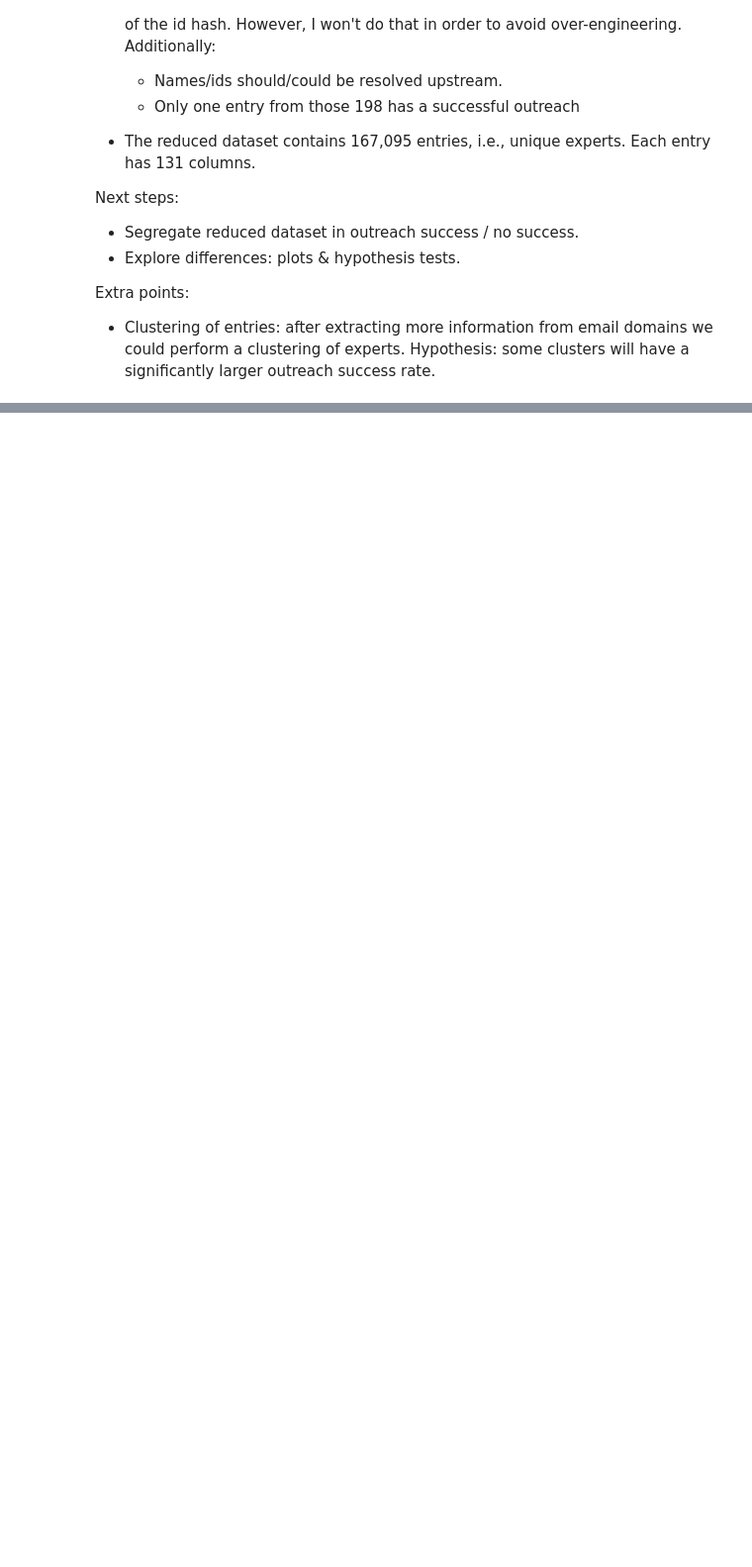
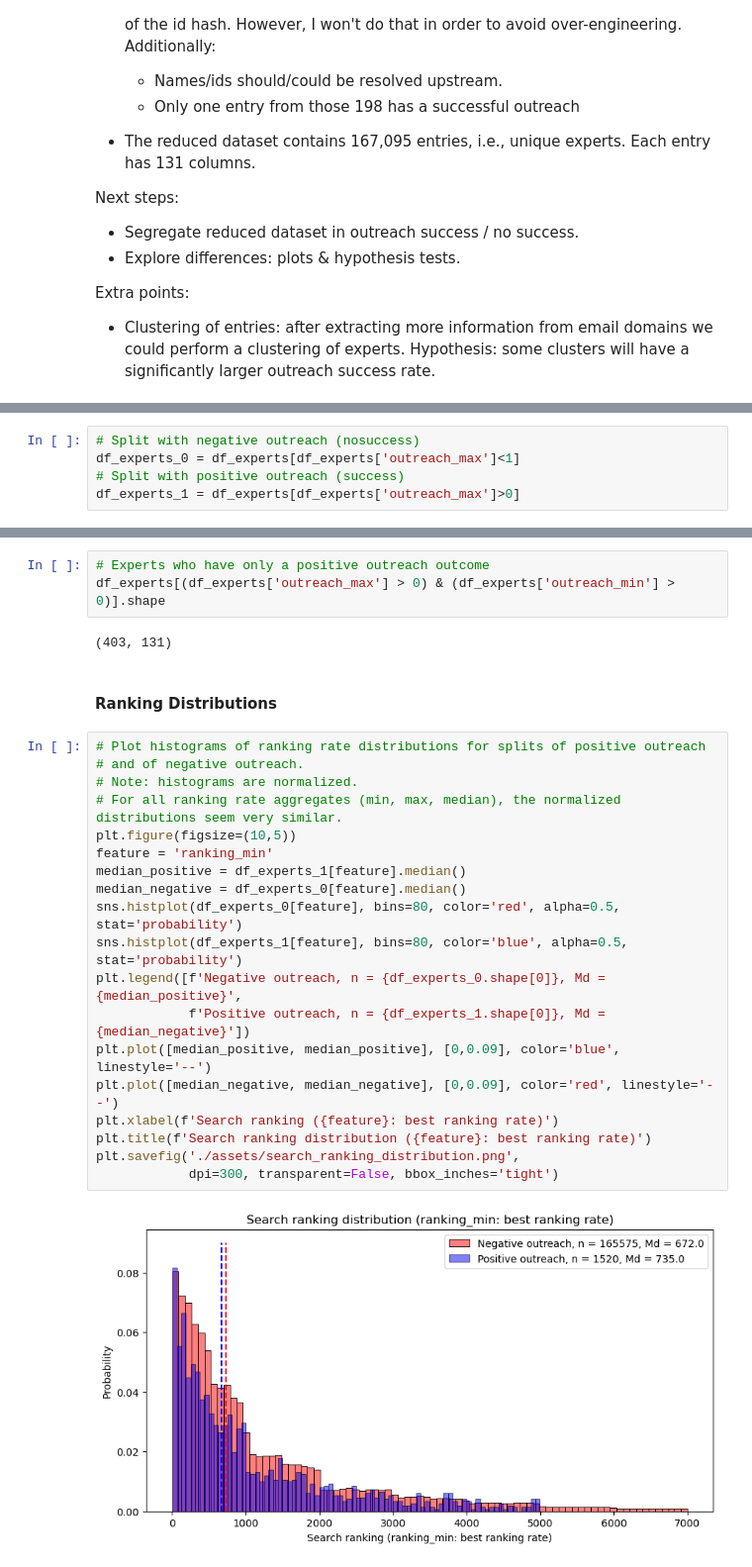
Before and after one commit to mxagar/expert_chase, a Jupyter notebook: expert_analysis.ipynb, the cells around one changed output, grey strips where cells are left out. Shown: that part at 99% size. Saved outputs shown, nothing was run; the diff lists cells and outputs as text; blank space fills up the shorter version.

```diff
--- a/expert_analysis.ipynb
+++ b/expert_analysis.ipynb
@@ -935,0 +952,5 @@ Hypothesis / Explorations:
+# %%
+# Split with negative outreach (nosuccess)
+df_experts_0 = df_experts[df_experts['outreach_max']<1]
+# Split with positive outreach (success)
+df_experts_1 = df_experts[df_experts['outreach_max']>0]
@@ -935,0 +976,28 @@ Hypothesis / Explorations:
+# %%
+# Experts who have only a positive outreach outcome
+df_experts[(df_experts['outreach_max'] > 0) & (df_experts['outreach_min'] > 0)].shape
+# %% [output]
+(403, 131)
+# %% [markdown]
+#### Ranking Distributions
+# %%
+# Plot histograms of ranking rate distributions for splits of positive outreach
+# and of negative outreach.
+# Note: histograms are normalized.
+# For all ranking rate aggregates (min, max, median), the normalized distributions seem very similar.
+plt.figure(figsize=(10,5))
+feature = 'ranking_min'
+median_positive = df_experts_1[feature].median()
+median_negative = df_experts_0[feature].median()
+sns.histplot(df_experts_0[feature], bins=80, color='red', alpha=0.5, stat='probability')
+sns.histplot(df_experts_1[feature], bins=80, color='blue', alpha=0.5, stat='probability')
+plt.legend([f'Negative outreach, n = {df_experts_0.shape[0]}, Md = {median_positive}',
+            f'Positive outreach, n = {df_experts_1.shape[0]}, Md = {median_negative}'])
+plt.plot([median_positive, median_positive], [0,0.09], color='blue', linestyle='--')
+plt.plot([median_negative, median_negative], [0,0.09], color='red', linestyle='--')
+plt.xlabel(f'Search ranking ({feature}: best ranking rate)')
+plt.title(f'Search ranking distribution ({feature}: best ranking rate)')
+plt.savefig('./assets/search_ranking_distribution.png',
+            dpi=300, transparent=False, bbox_inches='tight')
+# %% [output]
+[figure, added]
```
Also changed, not shown: parts of 31 cells of this notebook, 2 other files.
